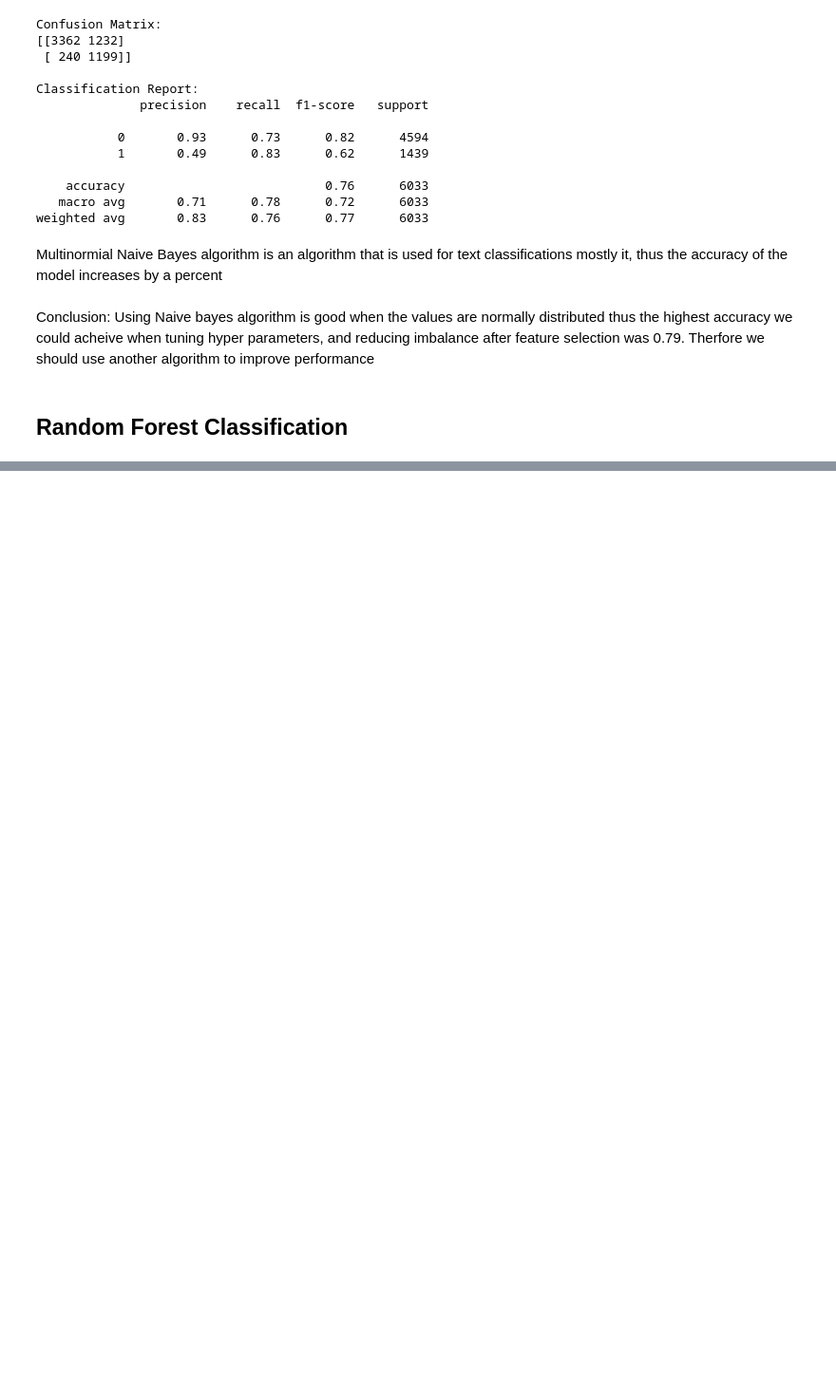
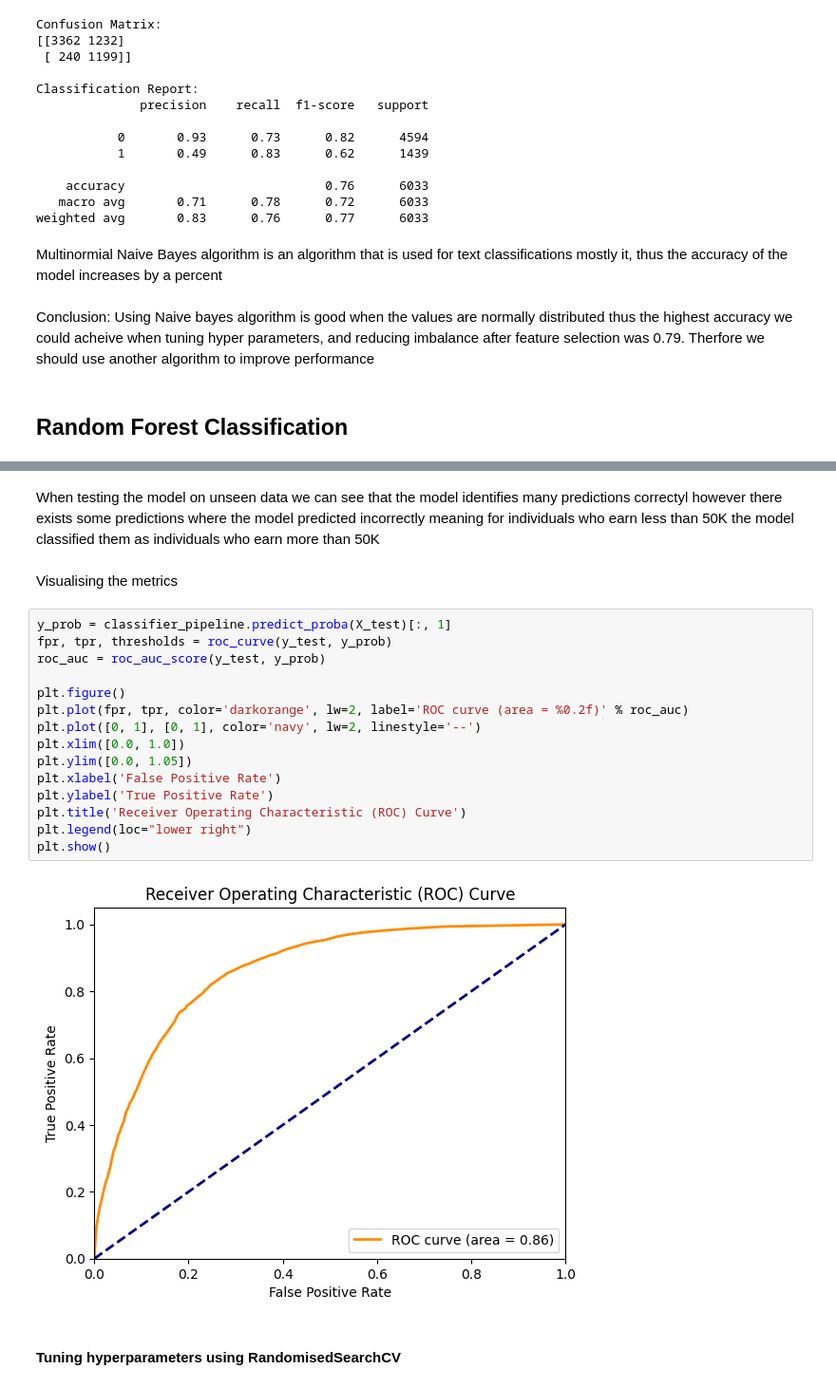
Before and after one commit to hammaadrizwan/Income-Classifier-using-Ensemble-algorithm, a Jupyter notebook: Notebook.ipynb, the cells around one changed output, grey strips where cells are left out. Shown at 95% size. Drawn from its saved outputs; the diff is of its cells as text; blank space fills up the shorter version.

```diff
--- a/Notebook.ipynb
+++ b/Notebook.ipynb
@@ -891,0 +976,23 @@ Using Naive bayes algorithm is good when the values are normally distributed thu
+# %% [markdown]
+When testing the model on unseen data we can see that the model identifies many predictions correctyl however there exists some predictions where the model predicted incorrectly meaning for individuals who earn less than 50K the model classified them as individuals who earn more than 50K
+# %% [markdown]
+Visualising the metrics
+# %%
+y_prob = classifier_pipeline.predict_proba(X_test)[:, 1]
+fpr, tpr, thresholds = roc_curve(y_test, y_prob)
+roc_auc = roc_auc_score(y_test, y_prob)
+
+plt.figure()
+plt.plot(fpr, tpr, color='darkorange', lw=2, label='ROC curve (area = %0.2f)' % roc_auc)
+plt.plot([0, 1], [0, 1], color='navy', lw=2, linestyle='--')
+plt.xlim([0.0, 1.0])
+plt.ylim([0.0, 1.05])
+plt.xlabel('False Positive Rate')
+plt.ylabel('True Positive Rate')
+plt.title('Receiver Operating Characteristic (ROC) Curve')
+plt.legend(loc="lower right")
+plt.show()
+# %% [output]
+[figure, added]
+# %% [markdown]
+<h4>Tuning hyperparameters using RandomisedSearchCV</h4>
```
Also changed, not shown: parts of 24 cells of this notebook.
